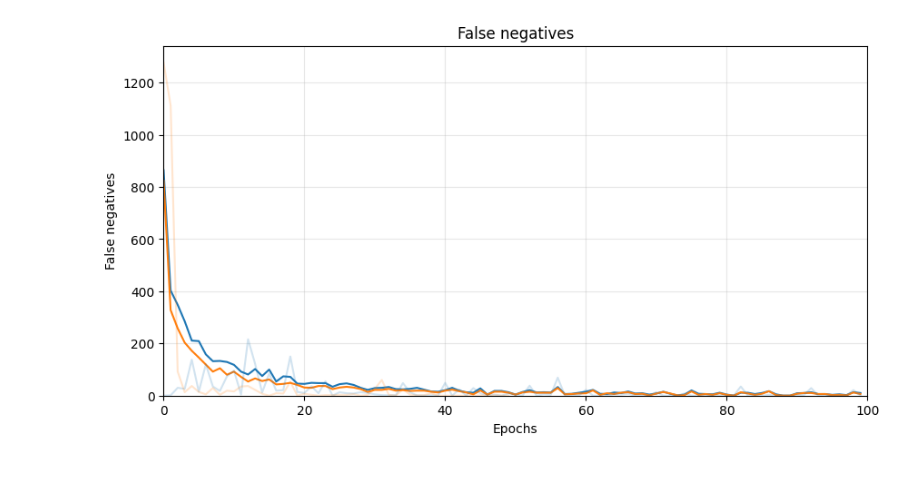
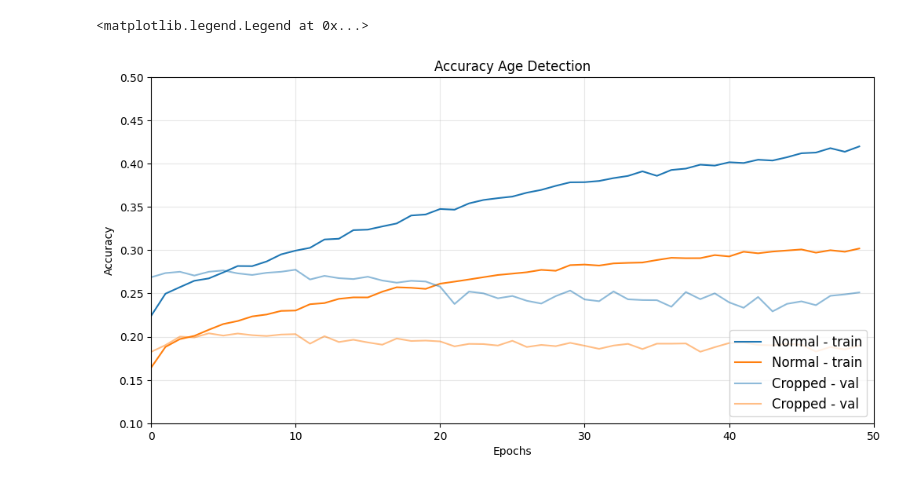
Before and after one commit to TheisNiklas/FHBI-Master-ComputerVision-M3, a Jupyter notebook: src/CreateGraphs.ipynb, the cells around one changed output. Saved outputs shown, nothing was run; the diff lists cells and outputs as text; code cells hidden in the pictures.

Commit message:
Experiment runs, create graphs

```diff
--- a/src/CreateGraphs.ipynb
+++ b/src/CreateGraphs.ipynb
@@ -14,3 +14,5 @@ def extractRunNameFromJson(fileName: str) -> str:
 # %%
 MaskFaceBasePath = "../graphs/data/MaskFace/"
 jsonLogFilesMaskFace = os.listdir(MaskFaceBasePath)
+AgeBasePath = "../graphs/data/Age/"
+jsonLogFilesAge = os.listdir(AgeBasePath)
@@ -28,4 +28,16 @@ for jsonLogFile in jsonLogFilesMaskFace:
         maskFaceValidation[extractRunNameFromJson(jsonLogFile)] = pd.read_json(
             MaskFaceBasePath + jsonLogFile
         )
+# %%
+AgeTrain = dict()
+AgeValidation = dict()
+for jsonLogFile in jsonLogFilesAge:
+    if jsonLogFile.__contains__("train"):
+        AgeTrain[extractRunNameFromJson(jsonLogFile)] = pd.read_json(
+            AgeBasePath + jsonLogFile
+        )
+    elif jsonLogFile.__contains__("validation"):
+        AgeValidation[extractRunNameFromJson(jsonLogFile)] = pd.read_json(
+            AgeBasePath + jsonLogFile
+        )
 # %%
@@ -367,40 +138,43 @@ ax.legend()
 # %%
-# comparison false positives and false negatives batch size 32, epoch 100
+# comparison accuracy face and mask detection
 
 fig, ax = plt.subplots()
 
 ax.plot(
-    falseNegativesTrain["MobileNetV1_scratch_epochs-100_batch-32"][1],
-    falseNegativesTrain["MobileNetV1_scratch_epochs-100_batch-32"][2],
-    label="False negatives",
+    AgeTrain["MobileNet_MultiTask_epochs-50_batch-32"][1],
+    AgeTrain["MobileNet_MultiTask_epochs-50_batch-32"][2],
+    label="Normal - train",
 )
 ax.plot(
-    falsePositivesTrain["MobileNetV1_scratch_epochs-100_batch-32"][1],
-    falsePositivesTrain["MobileNetV1_scratch_epochs-100_batch-32"][2],
-    label="False positives",
+    AgeTrain["MobileNet_MultiTask_Cropped_epochs-50_batch-32"][1],
+    AgeTrain["MobileNet_MultiTask_Cropped_epochs-50_batch-32"][2],
+    label="Normal - train",
 )
 
 ax.plot(
-    falsePositivesValidation["MobileNetV1_scratch_epochs-100_batch-32"][1],
-    falsePositivesValidation["MobileNetV1_scratch_epochs-100_batch-32"][2],
-    label="False positives",
-    alpha=0.2,
+    AgeValidation["MobileNet_MultiTask_epochs-50_batch-32"][1],
+    AgeValidation["MobileNet_MultiTask_epochs-50_batch-32"][2],
+    label="Cropped - val",
+    alpha=0.5,
     color=matplotlibColors[0],
 )
 ax.plot(
-    falseNegativesValidation["MobileNetV1_scratch_epochs-50_batch-32"][1],
-    falseNegativesValidation["MobileNetV1_scratch_epochs-50_batch-32"][2],
-    label="False negatives",
-    alpha=0.2,
+    AgeValidation["MobileNet_MultiTask_Cropped_epochs-50_batch-32"][1],
+    AgeValidation["MobileNet_MultiTask_Cropped_epochs-50_batch-32"][2],
+    label="Cropped - val",
+    alpha=0.5,
     color=matplotlibColors[1],
 )
 
-ax.set_xlim([0, 100])
-ax.set_ylim(0)
+ax.set_xlim([0, 50])
+ax.set_ylim([0.1, 0.5])
+ax.figure.set_size_inches([10, 5])
+plt.tight_layout()
 ax.set_xlabel("Epochs")
-ax.set_ylabel("False negatives")
-ax.set_title("False negatives")
-ax.figure.set_size_inches([10, 5])
+ax.set_ylabel("Accuracy")
+ax.set_title("Accuracy Age Detection")
 ax.grid(alpha=0.3)
+ax.legend(loc="lower right", prop={'size': 12})
 # %% [output]
+<matplotlib.legend.Legend at 0x...>
-[figure, old version]
+[figure, new version]
```
Also changed, not shown: parts of 15 cells of this notebook, 39 other files.
